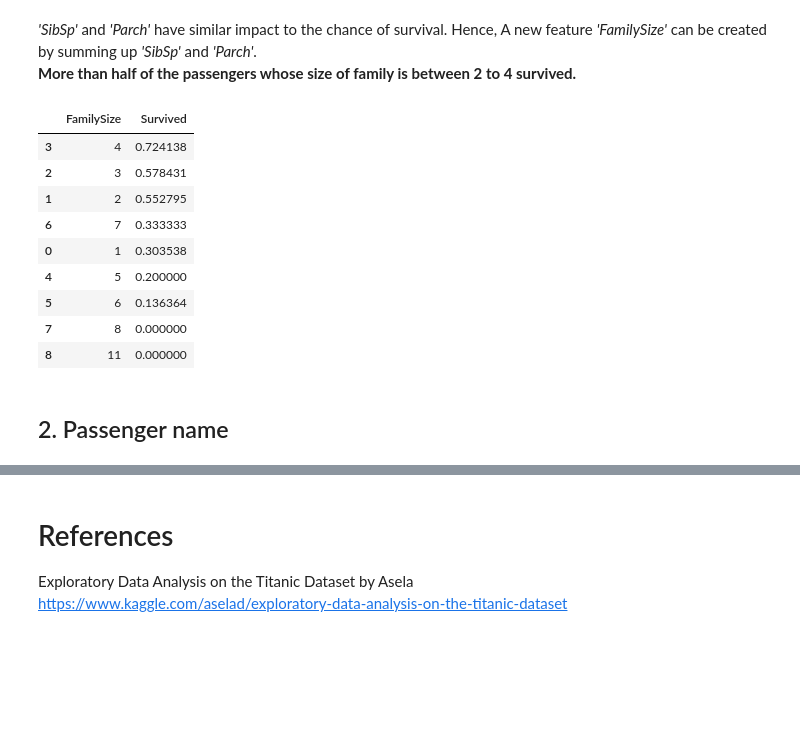
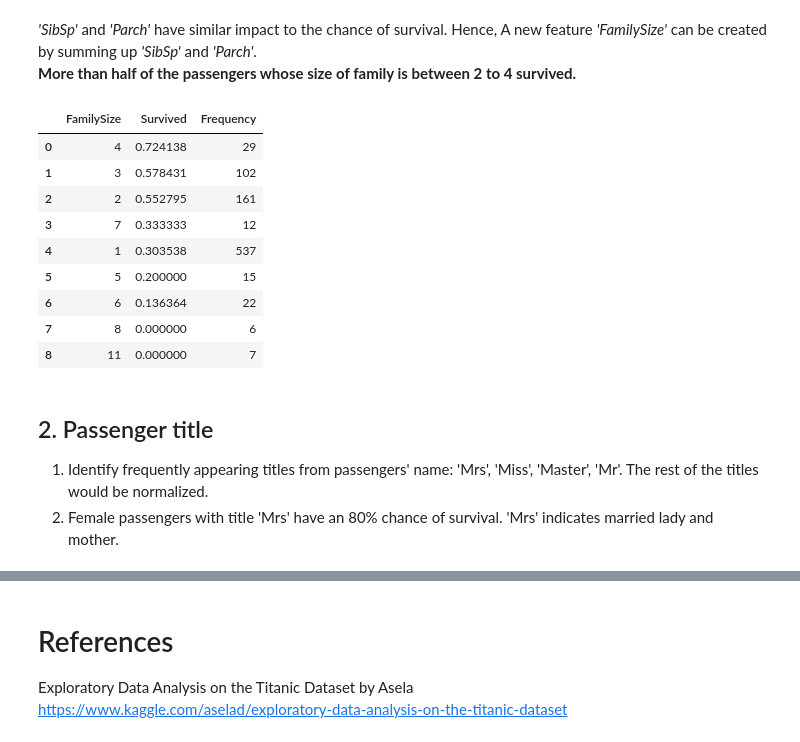
Before and after one commit to Shenghao1993/kaggle-titanic-survival-classification, a Jupyter notebook: Titanic by Shenghao.ipynb, the cells around one changed output, grey strips where cells are left out. Saved outputs shown, nothing was run; the diff lists cells and outputs as text; code cells hidden in the pictures; blank space fills up the shorter version.

Commit message:
Feature engineering on passenger names

```diff
--- a/Titanic by Shenghao.ipynb
+++ b/Titanic by Shenghao.ipynb
@@ -202,18 +202,26 @@ Text(0.5,1,'Class distribution of passengers boarded at port S')
 <i>'SibSp'</i> and <i>'Parch'</i> have similar impact to the chance of survival. Hence, A new feature <i>'FamilySize'</i> can be created by summing up <i>'SibSp'</i> and <i>'Parch'</i>.<br/><b>More than half of the passengers whose size of family is between 2 to 4 survived.</b>
 # %%
 train_df['FamilySize'] = train_df['SibSp'] + train_df['Parch'] + 1
-train_df[['FamilySize', 'Survived']].groupby(['FamilySize'],
-                                             as_index=False).mean().sort_values(by='Survived', ascending=False)
+family_size_freq = train_df['FamilySize'].value_counts().to_frame(name='Frequency')
+family_size_freq = family_size_freq.reset_index()
+family_size_rank = train_df[['FamilySize',
+                             'Survived']].groupby(['FamilySize'],
+                                                  as_index=False).mean().sort_values(by='Survived', ascending=False)
+family_size_rank.merge(family_size_freq, left_on='FamilySize', right_on='index').drop('index', axis=1)
 # %% [output]
-|  | FamilySize | Survived |
-| 3 | 4 | 0.724138 |
-| 2 | 3 | 0.578431 |
-| 1 | 2 | 0.552795 |
-| 6 | 7 | 0.333333 |
-| 0 | 1 | 0.303538 |
-| 4 | 5 | 0.200000 |
-| 5 | 6 | 0.136364 |
-| 7 | 8 | 0.000000 |
-| 8 | 11 | 0.000000 |
+|  | FamilySize | Survived | Frequency |
+| 0 | 4 | 0.724138 | 29 |
+| 1 | 3 | 0.578431 | 102 |
+| 2 | 2 | 0.552795 | 161 |
+| 3 | 7 | 0.333333 | 12 |
+| 4 | 1 | 0.303538 | 537 |
+| 5 | 5 | 0.200000 | 15 |
+| 6 | 6 | 0.136364 | 22 |
+| 7 | 8 | 0.000000 | 6 |
+| 8 | 11 | 0.000000 | 7 |
-# %% [markdown]
-## 2. Passenger name
+# %% [markdown]
+## 2. Passenger title
+<ol>
+    <li>Identify frequently appearing titles from passengers' name: 'Mrs', 'Miss', 'Master', 'Mr'. The rest of the titles would be normalized.</li>
+    <li>Female passengers with title 'Mrs' have an 80% chance of survival. 'Mrs' indicates married lady and mother.</li>
+</ol>
```
Also changed, not shown: parts of 2 cells of this notebook.
